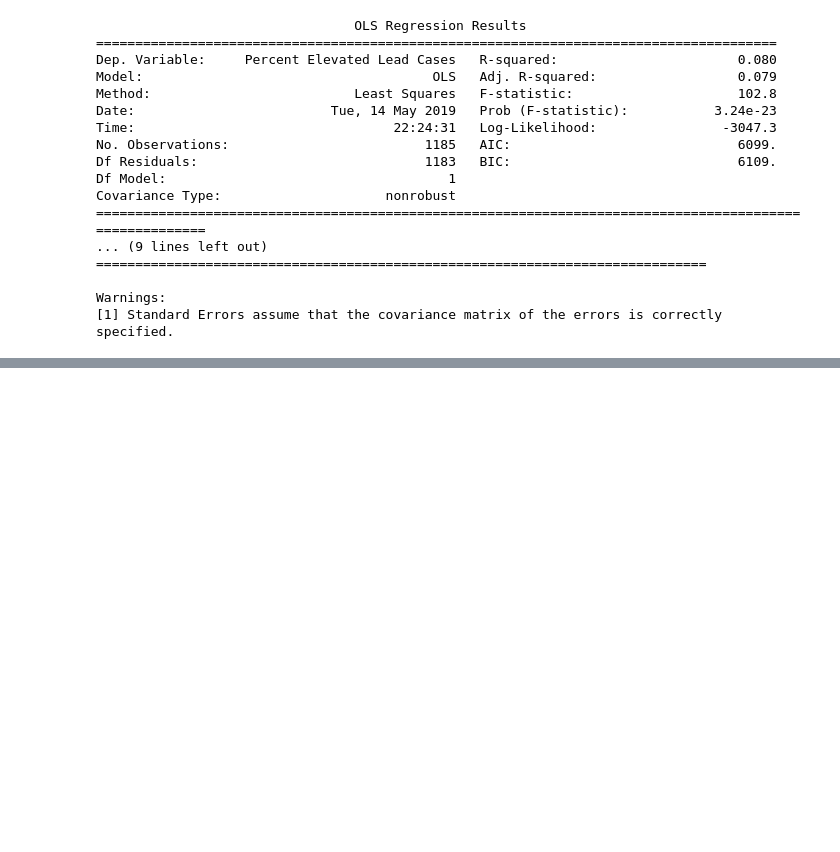
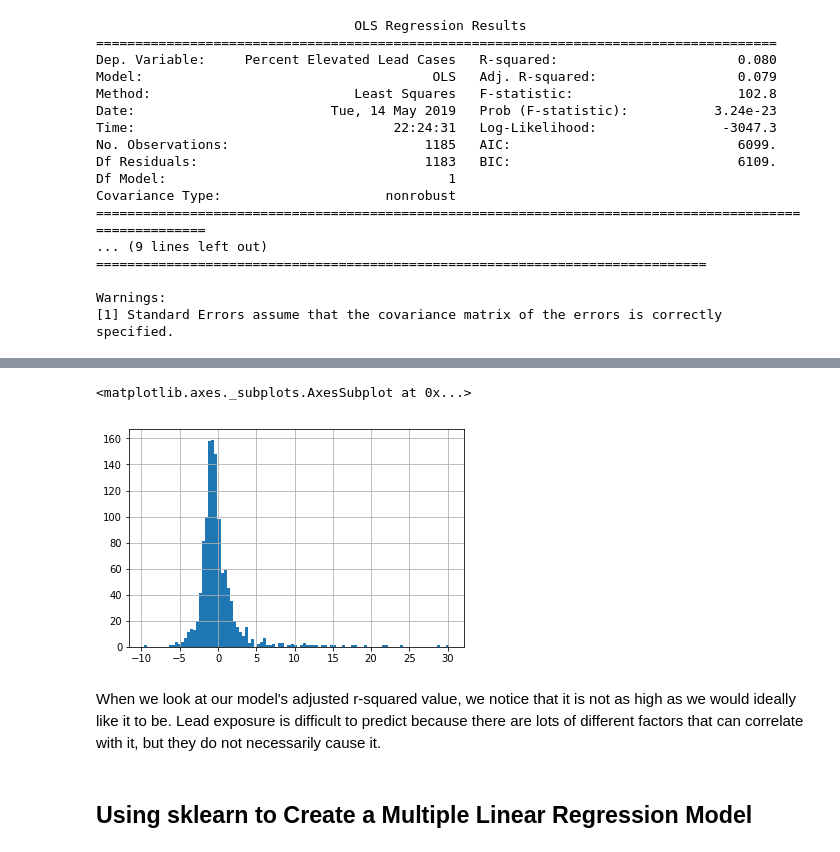
Before and after one commit to ahalyasanjiv/ChildhoodLeadExposure, a Jupyter notebook: Linear_Regression_Model.ipynb, the cells around one changed output, grey strips where cells are left out. Cells and saved outputs as stored; diff of their text form; code cells hidden in the pictures; blank space fills up the shorter version.

Commit message:
Updated to include sklearn

```diff
--- a/Linear_Regression_Model.ipynb
+++ b/Linear_Regression_Model.ipynb
@@ -170,0 +186,9 @@ strong multicollinearity or other numerical problems.
+# %%
+est = sm.OLS(df['Percent Elevated Lead Cases'],
+             df[['const', 'One race - Black or African American',
+                 '% of housing units built before 1950',
+                'One race - White',
+                 'Two or more races',
+                'Total Housing Units']]
+            ).fit()
+print(est.summary())
@@ -170,0 +213,10 @@ strong multicollinearity or other numerical problems.
+# %%
+# Graph histogram of the residuals
+est.resid.hist(bins=100)
+# %% [output]
+<matplotlib.axes._subplots.AxesSubplot at 0x...>
+[figure, added]
+# %% [markdown]
+When we look at our model's adjusted r-squared value, we notice that it is not as high as we would ideally like it to be. Lead exposure is difficult to predict because there are lots of different factors that can correlate with it, but they do not necessarily cause it.
+# %% [markdown]
+## Using sklearn to Create a Multiple Linear Regression Model
```
Also changed, not shown: parts of 14 cells of this notebook.
